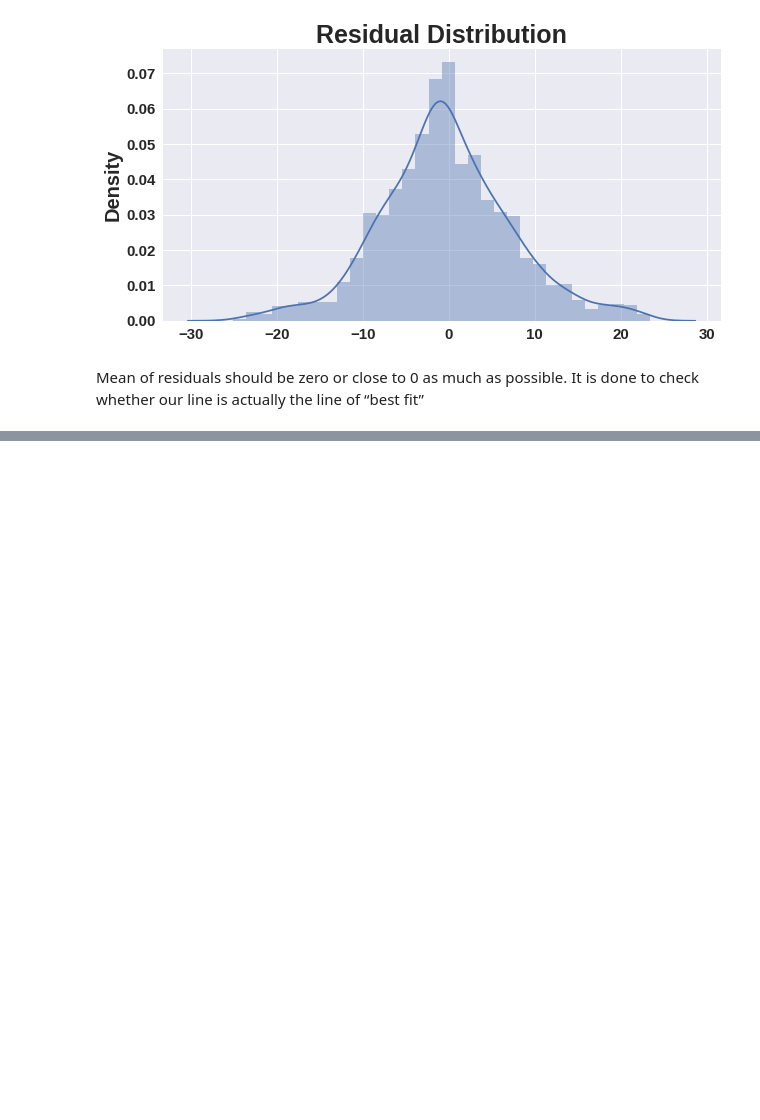
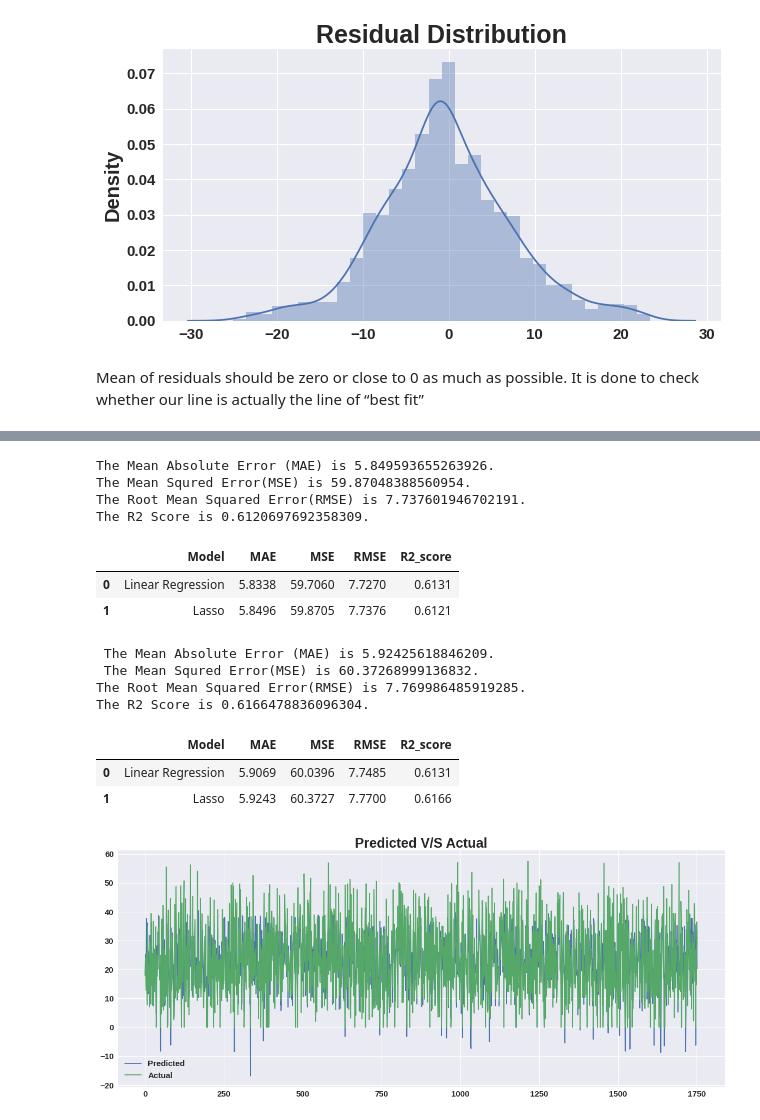
Before and after one commit to KK-Niraj/Seoul-Bike-Sharing-Demand-Prediction, a Jupyter notebook: Bike_Sharing_Demand_Prediction_Capstone_Project.ipynb, the cells around one changed output, grey strips where cells are left out. Drawn from its saved outputs; the diff is of its cells as text; code cells hidden in the pictures; blank space fills up the shorter version.

```diff
--- a/Bike_Sharing_Demand_Prediction_Capstone_Project.ipynb
+++ b/Bike_Sharing_Demand_Prediction_Capstone_Project.ipynb
@@ -740,7 +745,7 @@ regressor.score(X_train,y_train)
 y_pred_train = regressor.predict(X_train)
 
 # y predictions on test data
-y_pred_test = regressor.predict(X_test)
+y_pred = regressor.predict(X_test)
 # %%
 # Evaluation of training data set
 
@@ -878,0 +886,6 @@ Mean of residuals should be zero or close to 0 as much as possible. It is done t
+# %%
+# Initiating
+lasso_reg = Lasso(alpha = 0.01)
+# %%
+# Fitting and training the model
+lasso_reg.fit(X_train,y_train)
@@ -878,0 +931,28 @@ Mean of residuals should be zero or close to 0 as much as possible. It is done t
+# %%
+# y prdiction on train data
+y_pred_train = lasso_reg.predict(X_train)
+# y prdiction on test data
+y_pred = lasso_reg.predict(X_test)
+# %%
+# Evaluation of training data set
+
+#Calculate Mean Absolute Error.
+MAE = mean_absolute_error(y_train,y_pred_train)
+print(f"The Mean Absolute Error (MAE) is {MAE}.")
+
+#Calculate  Mean Squared Error
+MSE = mean_squared_error(y_train,y_pred_train)
+print(f"The Mean Squred Error(MSE) is {MSE}.")
+
+#Calculate Root Mean Squared Error
+RMSE = np.sqrt(MSE)
+print(f"The Root Mean Squared Error(RMSE) is {RMSE}.")
+
+#Calculate R2 Score
+R2 = r2_score(y_train,y_pred_train)
+print(f"The R2 Score is {R2}.")
+# %% [output]
+The Mean Absolute Error (MAE) is 5.849593655263926.
+The Mean Squred Error(MSE) is 59.87048388560954.
+The Root Mean Squared Error(RMSE) is 7.737601946702191.
+The R2 Score is 0.6120697692358309.
@@ -878,0 +966,31 @@ Mean of residuals should be zero or close to 0 as much as possible. It is done t
+# %%
+# appending train result to training result dataframe
+traing_results_df = traing_results_df.append(train_dict,ignore_index=True)
+traing_results_df
+# %% [output]
+|  | Model | MAE | MSE | RMSE | R2_score |
+| 0 | Linear Regression | 5.8338 | 59.7060 | 7.7270 | 0.6131 |
+| 1 | Lasso | 5.8496 | 59.8705 | 7.7376 | 0.6121 |
+# %%
+# Evaluation of Test data set
+
+#Calculate Mean Absolute Error.
+MAE= mean_absolute_error(y_test,y_pred)
+print(f" The Mean Absolute Error (MAE) is {MAE}.")
+
+#Calculate  Mean Squared Error
+MSE=mean_squared_error(y_test,y_pred)
+print(f" The Mean Squred Error(MSE) is {MSE}.")
+
+#Calculate Root Mean Squared Error
+RMSE=np.sqrt(MSE)
+print(f"The Root Mean Squared Error(RMSE) is {RMSE}.")
+
+#Calculate R2 Score
+R2=r2_score(y_test,y_pred)
+print(f"The R2 Score is {R2}.")
+# %% [output]
+ The Mean Absolute Error (MAE) is 5.92425618846209.
+ The Mean Squred Error(MSE) is 60.37268999136832.
+The Root Mean Squared Error(RMSE) is 7.769986485919285.
+The R2 Score is 0.6166478836096304.
@@ -878,0 +1004,12 @@ Mean of residuals should be zero or close to 0 as much as possible. It is done t
+# %%
+# appending test result to test result dataframe
+test_results_df=test_results_df.append(test_dict,ignore_index=True)
+test_results_df
+# %% [output]
+|  | Model | MAE | MSE | RMSE | R2_score |
+| 0 | Linear Regression | 5.9069 | 60.0396 | 7.7485 | 0.6131 |
+| 1 | Lasso | 5.9243 | 60.3727 | 7.7700 | 0.6166 |
+# %%
+plot_Pred_vs_actual(y_pred,y_test)
+# %% [output]
+[figure, added]
```
Also changed, not shown: parts of 23 cells of this notebook.
